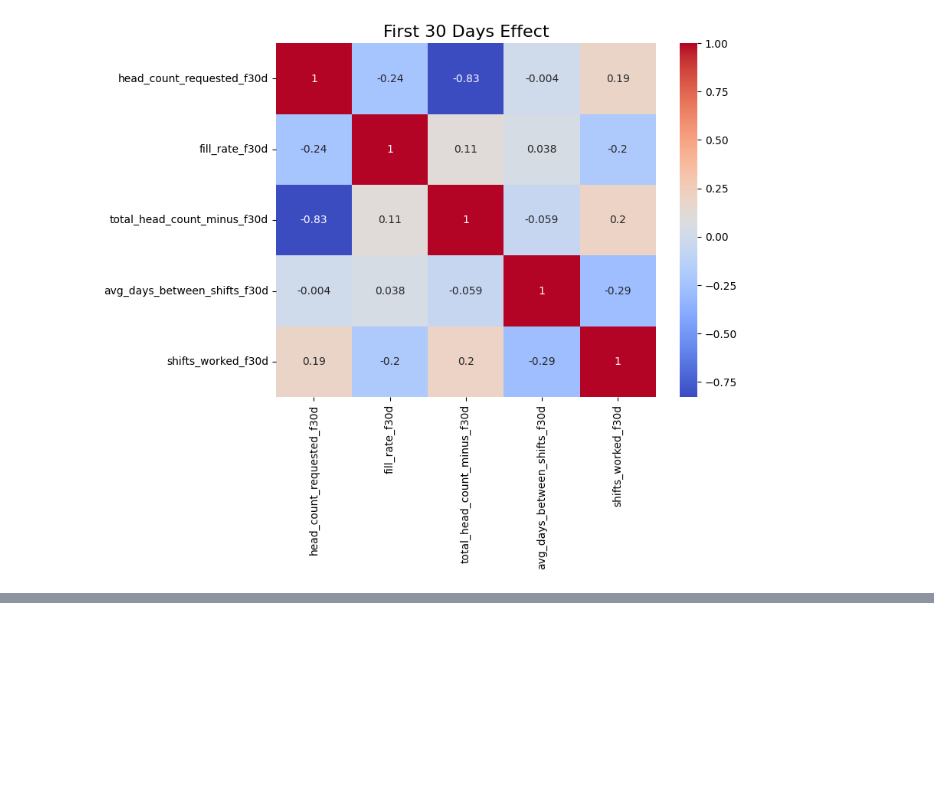
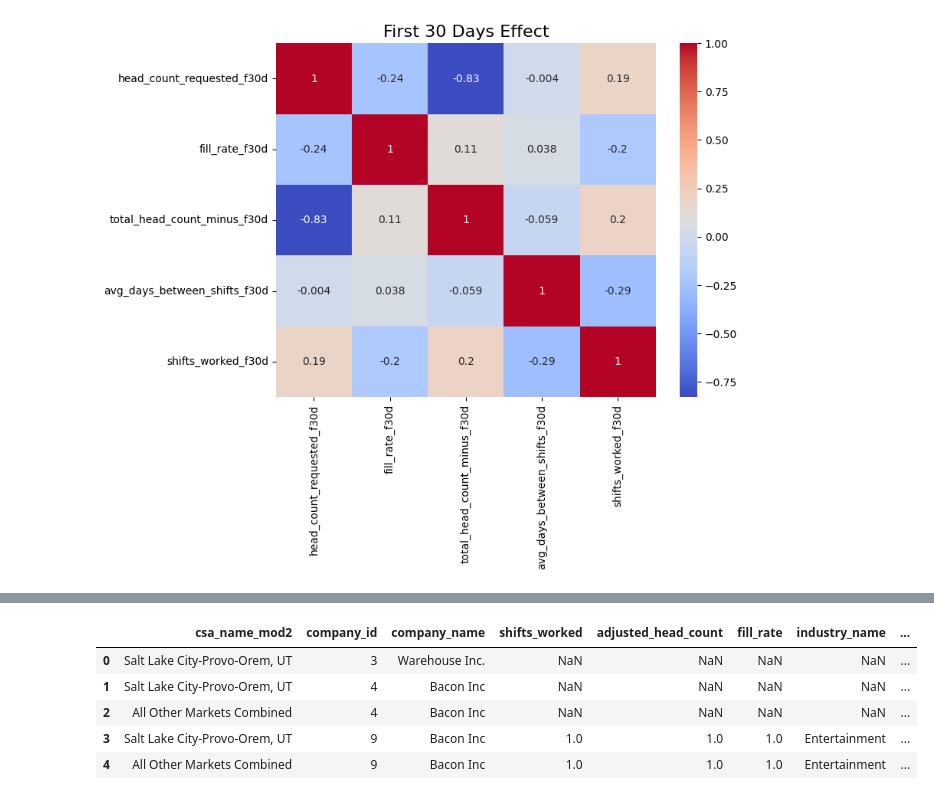
Before and after one commit to annleealbod/EDA_Nov_2023, a Jupyter notebook: visualizations3.ipynb, the cells around one changed output, grey strips where cells are left out. Cells and saved outputs as stored; diff of their text form; code cells hidden in the pictures; blank space fills up the shorter version.

```diff
--- a/visualizations3.ipynb
+++ b/visualizations3.ipynb
@@ -190,0 +200,10 @@ See the caveats in the documentation: https://pandas.pydata.org/pandas-docs/stab
+# %%
+df2 = pd.read_csv("the motherlode.csv")
+df2.head()
+# %% [output]
+|  | csa_name_mod2 | company_id | company_name | shifts_worked | adjusted_head_count | fill_rate | industry_name | ... |
+| 0 | Salt Lake City-Provo-Orem, UT | 3 | Warehouse Inc. | NaN | NaN | NaN | NaN | ... |
+| 1 | Salt Lake City-Provo-Orem, UT | 4 | Bacon Inc | NaN | NaN | NaN | NaN | ... |
+| 2 | All Other Markets Combined | 4 | Bacon Inc | NaN | NaN | NaN | NaN | ... |
+| 3 | Salt Lake City-Provo-Orem, UT | 9 | Bacon Inc | 1.0 | 1.0 | 1.0 | Entertainment | ... |
+| 4 | All Other Markets Combined | 9 | Bacon Inc | 1.0 | 1.0 | 1.0 | Entertainment | ... |
```
Also changed, not shown: parts of 6 cells of this notebook, 3 other files.
